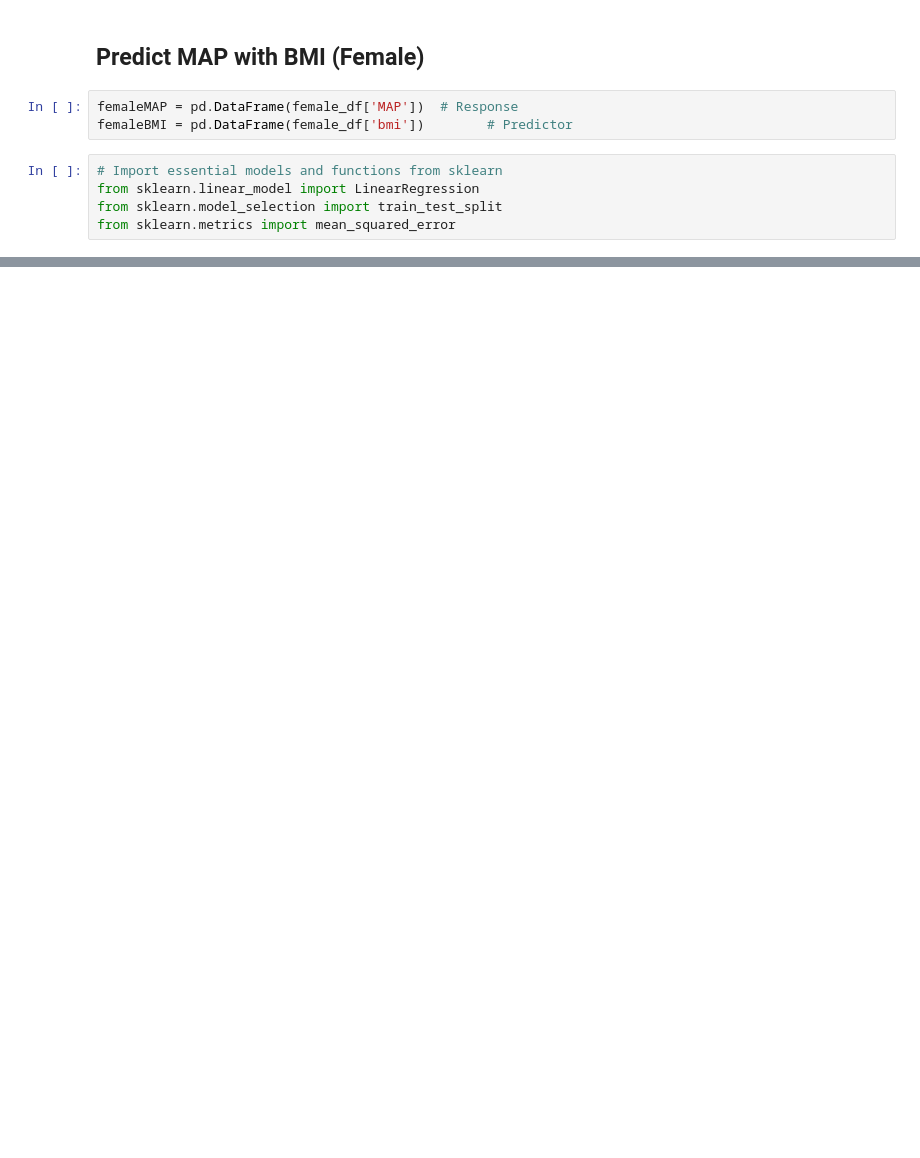
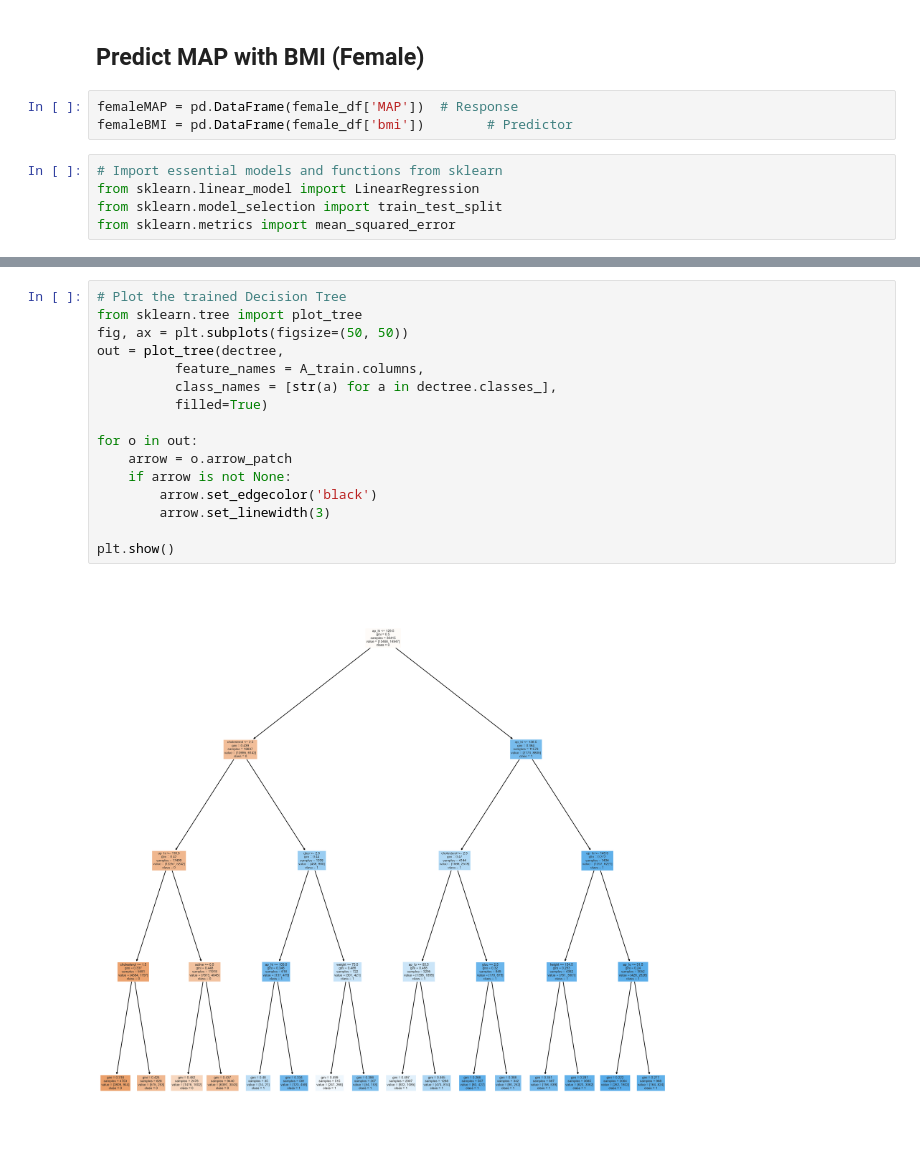
Before and after one commit to kelvtan96/EE0005, a Jupyter notebook: Project Code.ipynb, the cells around one changed output, grey strips where cells are left out. Cells and saved outputs as stored; diff of their text form; blank space fills up the shorter version.

```diff
--- a/Project Code.ipynb
+++ b/Project Code.ipynb
@@ -412,0 +462,18 @@ plt.show()
+# %%
+# Plot the trained Decision Tree
+from sklearn.tree import plot_tree
+fig, ax = plt.subplots(figsize=(50, 50))
+out = plot_tree(dectree,
+          feature_names = A_train.columns,
+          class_names = [str(a) for a in dectree.classes_],
+          filled=True)
+
+for o in out:
+    arrow = o.arrow_patch
+    if arrow is not None:
+        arrow.set_edgecolor('black')
+        arrow.set_linewidth(3)
+
+plt.show()
+# %% [output]
+[figure, added]
```
Also changed, not shown: parts of 5 cells of this notebook.
